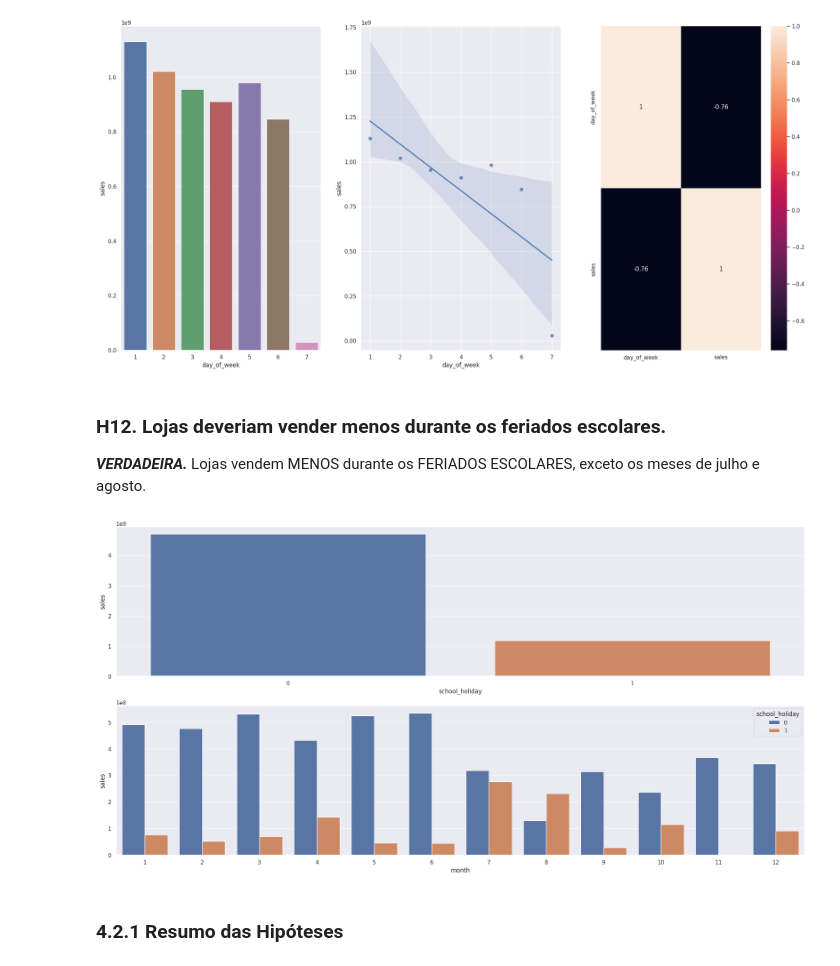
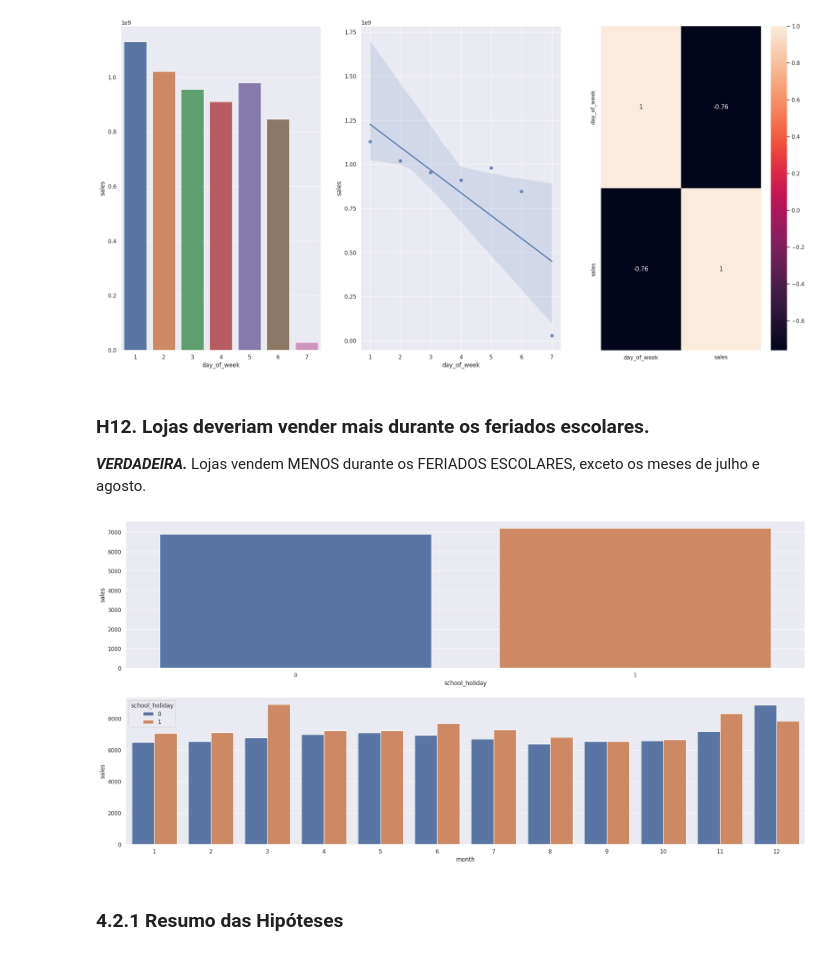
Before and after one commit to matheusventurads/Rossmann-sales-forecast, a Jupyter notebook: notebooks/m11_v01_store_sales_prediction.ipynb, the cells around one changed output. Drawn from its saved outputs; the diff is of its cells as text; code cells hidden in the pictures.

```diff
--- a/notebooks/m11_v01_store_sales_prediction.ipynb
+++ b/notebooks/m11_v01_store_sales_prediction.ipynb
@@ -810,19 +813,19 @@ sns.heatmap(aux1.corr(method='pearson'), annot=True);
 # %% [output]
 [figure]
 # %% [markdown]
-### H12. Lojas deveriam vender menos durante os feriados escolares.
+### H12. Lojas deveriam vender mais durante os feriados escolares.
 ***VERDADEIRA.*** Lojas vendem MENOS durante os FERIADOS ESCOLARES, exceto os meses de julho e agosto.
 # %%
-aux1 = df4[['school_holiday', 'sales']].groupby('school_holiday').sum().reset_index()
+aux1 = df4[['school_holiday', 'sales']].groupby('school_holiday').mean().reset_index()
 
 plt.subplot(2, 1, 1)
 sns.barplot(x='school_holiday', y='sales', data=aux1)
 
-aux2 = df4[['month', 'school_holiday', 'sales']].groupby(['month', 'school_holiday']).sum().reset_index()
+aux2 = df4[['month', 'school_holiday', 'sales']].groupby(['month', 'school_holiday']).mean().reset_index()
 plt.subplot(2, 1, 2)
 sns.barplot(x='month', y='sales', hue='school_holiday', data=aux2);
 # %% [output]
-[figure, old version]
+[figure, new version]
 # %% [markdown]
 ### 4.2.1 Resumo das Hipóteses
 # %% [markdown]
```
Also changed, not shown: parts of 19 cells of this notebook.
